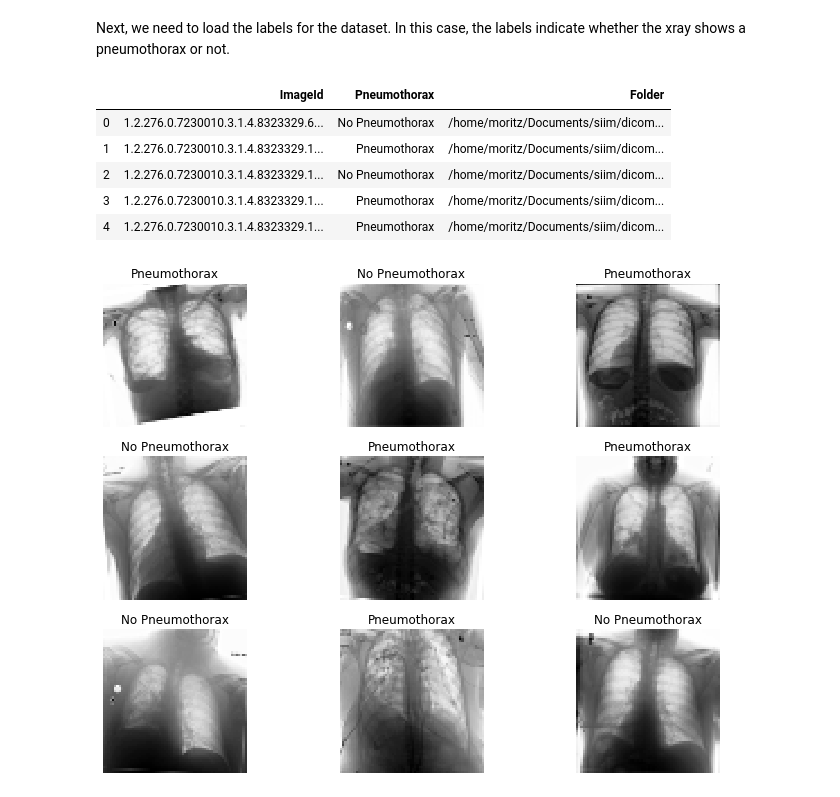
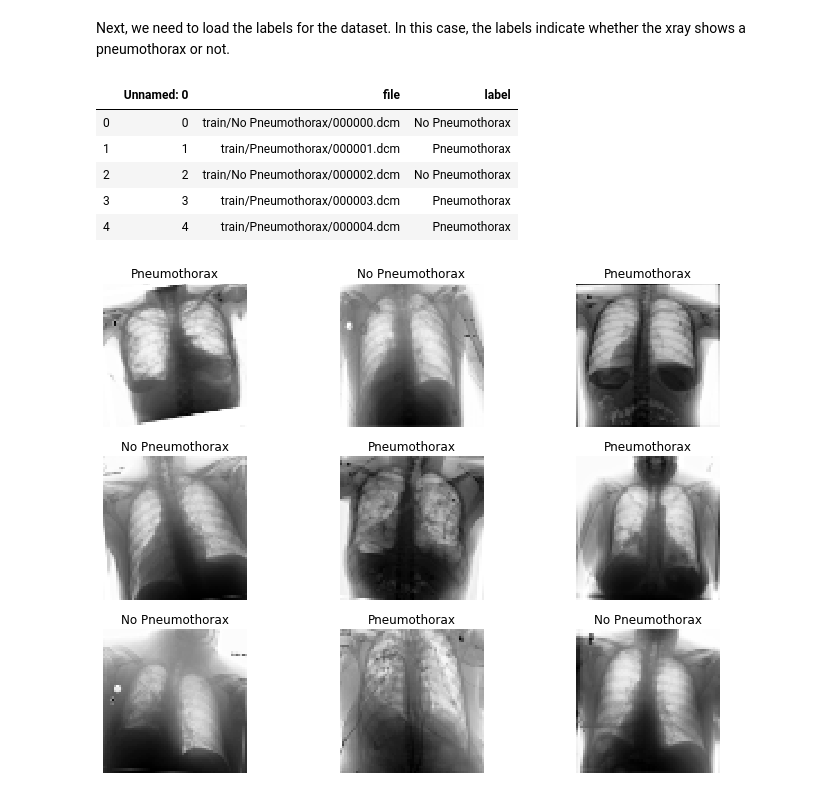
Before and after one commit to moritzschwyzer/fastai2, a Jupyter notebook: nbs/61_tutorial.medical_imaging.ipynb, the cells around one changed output. Drawn from its saved outputs; the diff is of its cells as text; code cells hidden in the pictures.

Commit message:
integrated SIIM dataset into medical tutorial

```diff
--- a/nbs/61_tutorial.medical_imaging.ipynb
+++ b/nbs/61_tutorial.medical_imaging.ipynb
@@ -40,15 +42,15 @@ The dataset transforms contain data augmentation using PIL and a resize to 128.
 # %% [markdown]
 Next, we need to load the labels for the dataset. In this case, the labels indicate whether the xray shows a pneumothorax or not.
 # %%
-df = pd.read_csv("/home/moritz/Documents/siim/train-binary-classification.csv")
+df = pd.read_csv(pneumothorax_source/f"labels.csv")
 df.head()
 # %% [output]
-|  | ImageId | Pneumothorax | Folder |
-| 0 | 1.2.276.0.7230010.3.1.4.8323329.6... | No Pneumothorax | /home/moritz/Documents/siim/dicom... |
-| 1 | 1.2.276.0.7230010.3.1.4.8323329.1... | Pneumothorax | /home/moritz/Documents/siim/dicom... |
-| 2 | 1.2.276.0.7230010.3.1.4.8323329.1... | No Pneumothorax | /home/moritz/Documents/siim/dicom... |
-| 3 | 1.2.276.0.7230010.3.1.4.8323329.1... | Pneumothorax | /home/moritz/Documents/siim/dicom... |
-| 4 | 1.2.276.0.7230010.3.1.4.8323329.1... | Pneumothorax | /home/moritz/Documents/siim/dicom... |
+|  | Unnamed: 0 | file | label |
+| 0 | 0 | train/No Pneumothorax/000000.dcm | No Pneumothorax |
+| 1 | 1 | train/Pneumothorax/000001.dcm | Pneumothorax |
+| 2 | 2 | train/No Pneumothorax/000002.dcm | No Pneumothorax |
+| 3 | 3 | train/Pneumothorax/000003.dcm | Pneumothorax |
+| 4 | 4 | train/Pneumothorax/000004.dcm | Pneumothorax |
 # %%
 pneumothorax = DataBlock(blocks=(ImageBlock(cls=PILImageBW), CategoryBlock),
                    get_x=lambda x:x[2],
```
Also changed, not shown: parts of 3 cells of this notebook, 1 other file.
